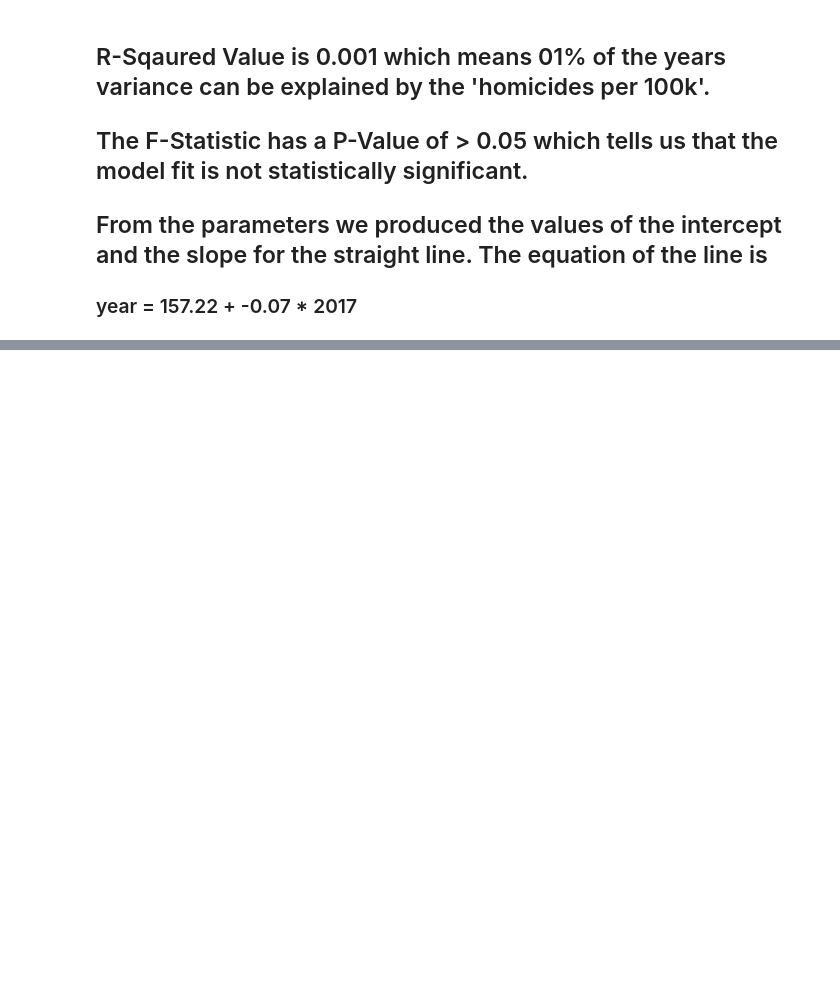
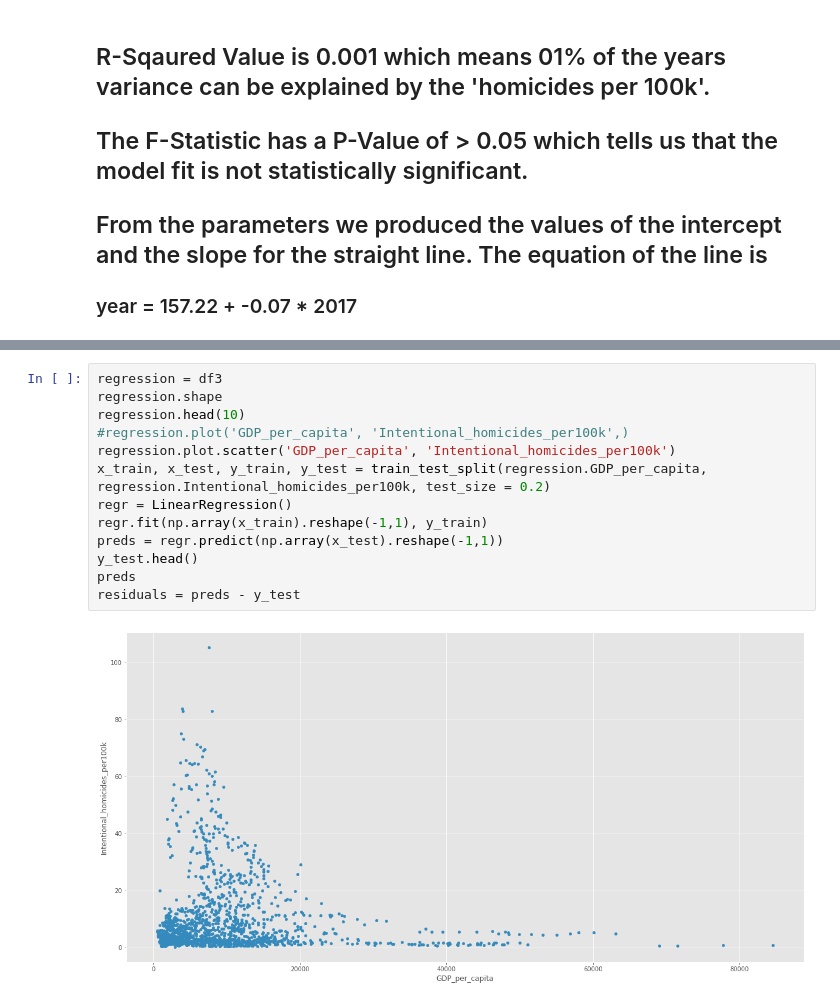
Before and after one commit to MohammedAlghazi17/Data-Mining-, a Jupyter notebook: BSHC4_Group_Project.ipynb, the cells around one changed output, grey strips where cells are left out. Cells and saved outputs as stored; diff of their text form; blank space fills up the shorter version.

```diff
--- a/BSHC4_Group_Project.ipynb
+++ b/BSHC4_Group_Project.ipynb
@@ -395,0 +578,15 @@ plt.show()
+# %%
+regression = df3
+regression.shape
+regression.head(10)
+#regression.plot('GDP_per_capita', 'Intentional_homicides_per100k',)
+regression.plot.scatter('GDP_per_capita', 'Intentional_homicides_per100k')
+x_train, x_test, y_train, y_test = train_test_split(regression.GDP_per_capita, regression.Intentional_homicides_per100k, test_size = 0.2)
+regr = LinearRegression()
+regr.fit(np.array(x_train).reshape(-1,1), y_train)
+preds = regr.predict(np.array(x_test).reshape(-1,1))
+y_test.head()
+preds
+residuals = preds - y_test
+# %% [output]
+[figure, added]
```
Also changed, not shown: parts of 39 cells of this notebook, 2 other files.
